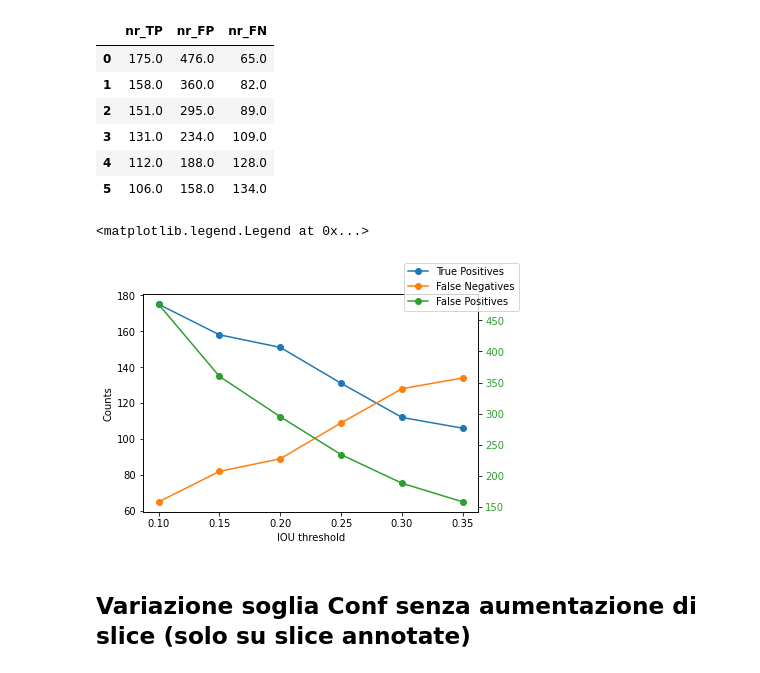
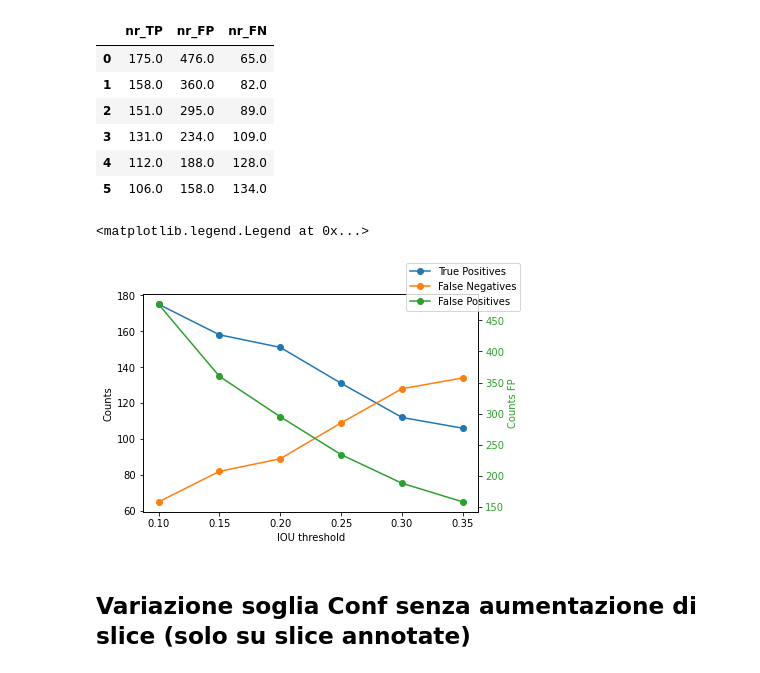
Before and after one commit to andreaberti11235/detection_analysis, a Jupyter notebook: plot_count_ensemble.ipynb, the cells around one changed output. Drawn from its saved outputs; the diff is of its cells as text; code cells hidden in the pictures.

```diff
--- a/plot_count_ensemble.ipynb
+++ b/plot_count_ensemble.ipynb
@@ -62,20 +63,21 @@ iou_th = np.array([0.1, 0.15, 0.2, 0.25, 0.3, 0.35])
 # %%
 fig, ax1 = plt.subplots()
 ax1.set_xlabel('IOU threshold')
 ax1.set_ylabel('Counts')
 ax1.plot(iou_th, df.loc[:, 'nr_TP'], '-o', label='True Positives')
 ax1.plot(iou_th, df.loc[:, 'nr_FN'], '-o', label='False Negatives')
 
 ax2 = ax1.twinx()  # instantiate a second axes that shares the same x-axis
 color = 'tab:green'
+ax2.set_ylabel('Counts FP', color=color)
 ax2.plot(iou_th, df.loc[:, 'nr_FP'], '-o', color=color, label='False Positives')
 ax2.tick_params(axis='y', labelcolor=color)
 
 fig.legend()
 #fig.tight_layout()
 # %% [output]
 <matplotlib.legend.Legend at 0x...>
-[figure, old version]
+[figure, new version]
 # %% [markdown]
 ## Variazione soglia Conf senza aumentazione di slice (solo su slice annotate)
 # %% [markdown]
```
Also changed, not shown: parts of 4 cells of this notebook.
